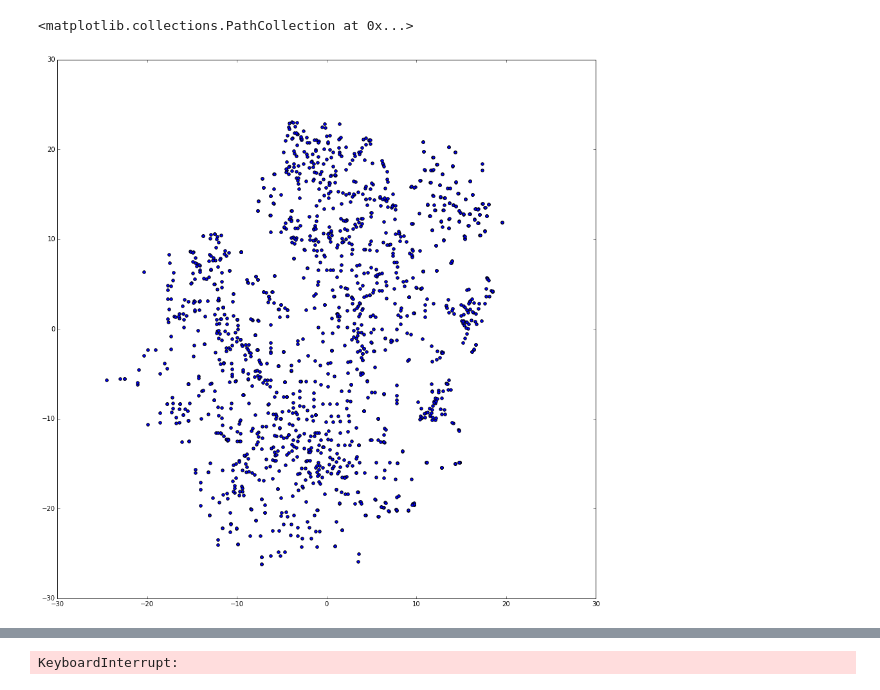
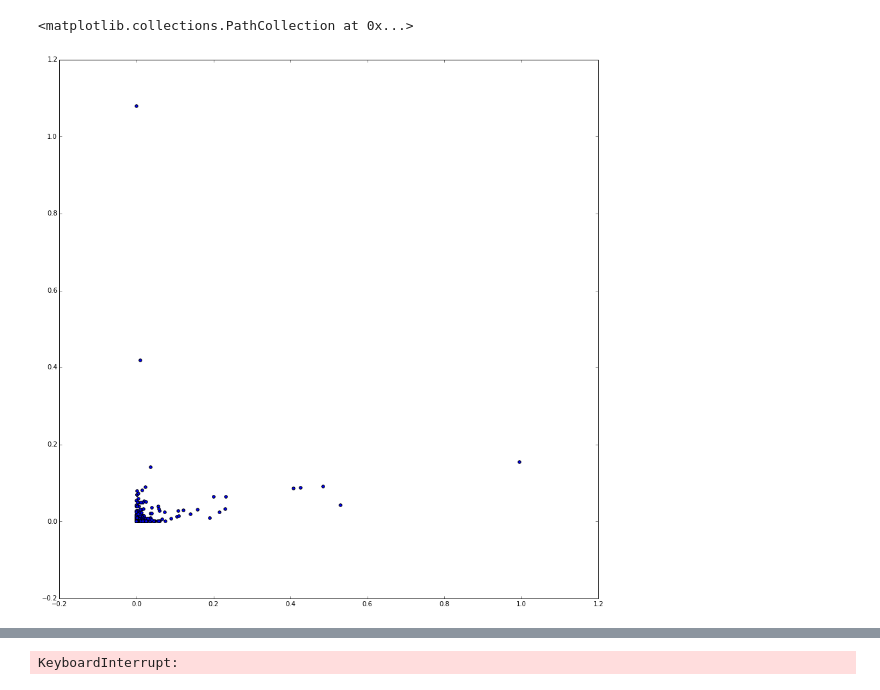
Before and after one commit to govinda-kamath/clustering_on_transcript_compatibility_counts, a Jupyter notebook: Testing_clustering_on_eqclasses.ipynb, the cells around one changed output, grey strips where cells are left out. Drawn from its saved outputs; the diff is of its cells as text; code cells hidden in the pictures.

```diff
--- a/Testing_clustering_on_eqclasses.ipynb
+++ b/Testing_clustering_on_eqclasses.ipynb
@@ -66,13 +166,14 @@ def shannon_jensen(p, q):
 # %%
-# t-SNE on original data
-
+# NMF
 %matplotlib inline
 
-X_tsne = jz_tSNE(X)
+
+X_NMF = jz_NMF(X,n_topics=2)
+
+
+
 plt.figure(figsize=(15,15))
-
-# plot and color points using batch numbers
-plt.scatter(X_tsne[:,0], X_tsne[:, 1])
+plt.scatter(X_NMF[0],X_NMF[1])
 # %% [output]
 <matplotlib.collections.PathCollection at 0x...>
-[figure, old version]
+[figure, new version]
```
Also changed, not shown: parts of 38 cells of this notebook, 17 other files.
